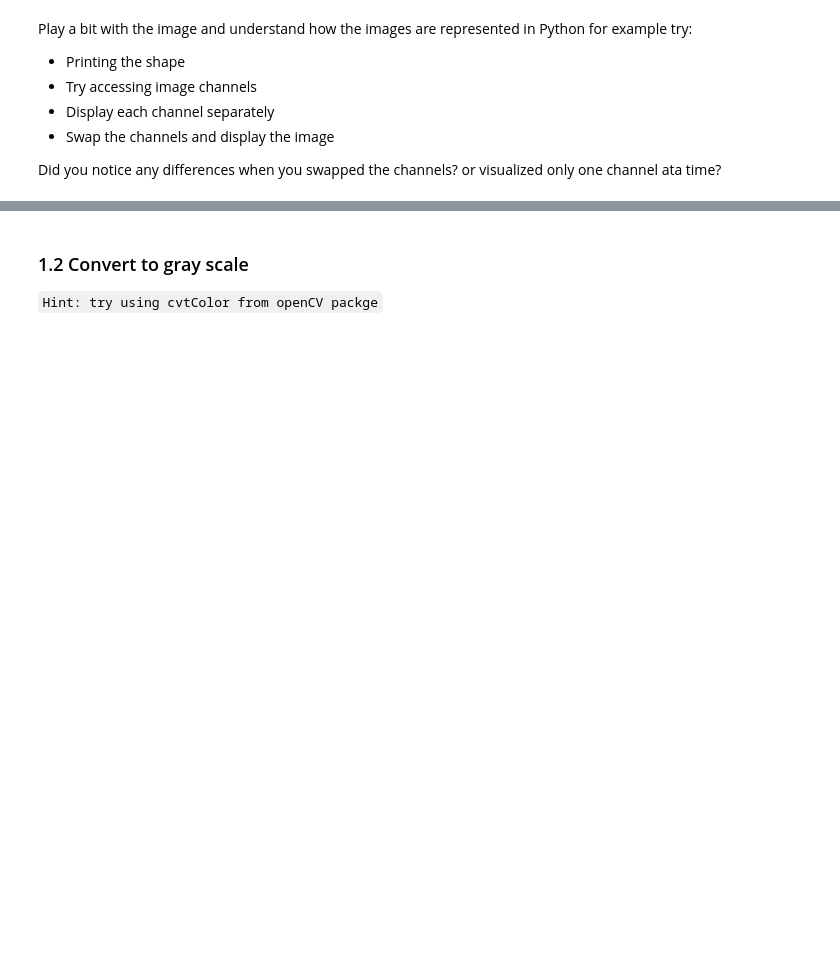
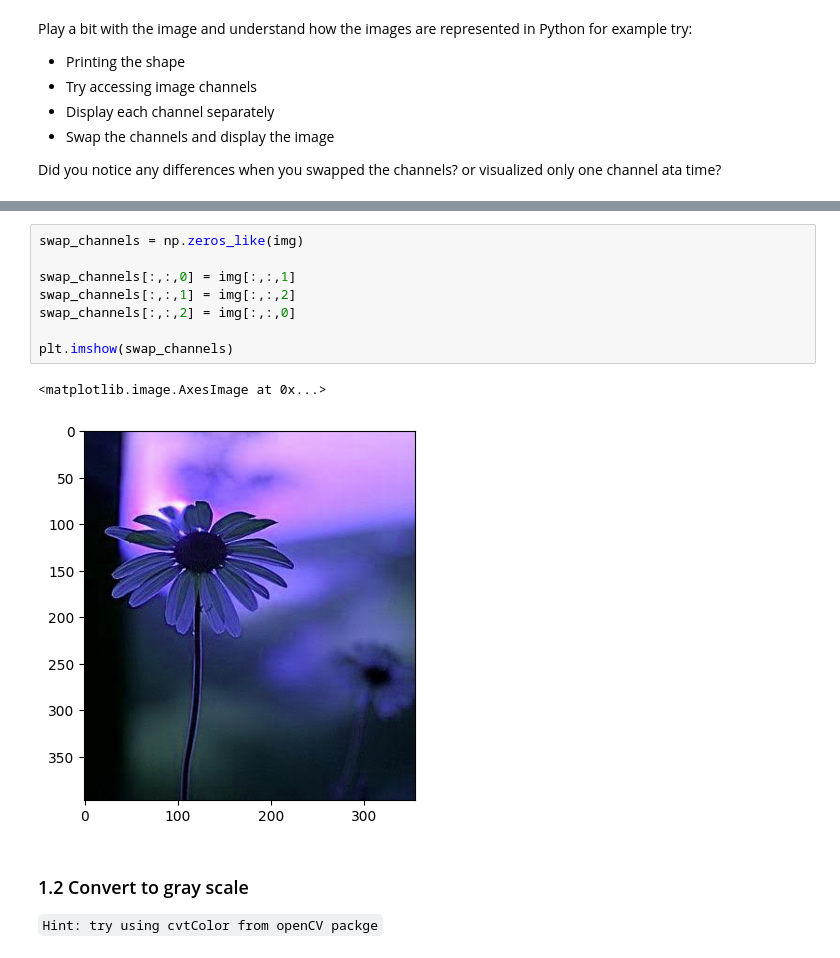
Before and after one commit to Rodrigo30406/comp0241_26, a Jupyter notebook: labs/Lab1.ipynb, the cells around one changed output, grey strips where cells are left out. Saved outputs shown, nothing was run; the diff lists cells and outputs as text; blank space fills up the shorter version.

```diff
--- a/labs/Lab1.ipynb
+++ b/labs/Lab1.ipynb
@@ -52,3 +84,14 @@ print(img.shape)
+# %%
+swap_channels = np.zeros_like(img)
+
+swap_channels[:,:,0] = img[:,:,1]
+swap_channels[:,:,1] = img[:,:,2]
+swap_channels[:,:,2] = img[:,:,0]
+
+plt.imshow(swap_channels)
+# %% [output]
+<matplotlib.image.AxesImage at 0x...>
+[figure, added]
 # %% [markdown]
 ### 1.2 Convert to gray scale
 `Hint: try using cvtColor from openCV packge`
```
Also changed, not shown: parts of 13 cells of this notebook.
